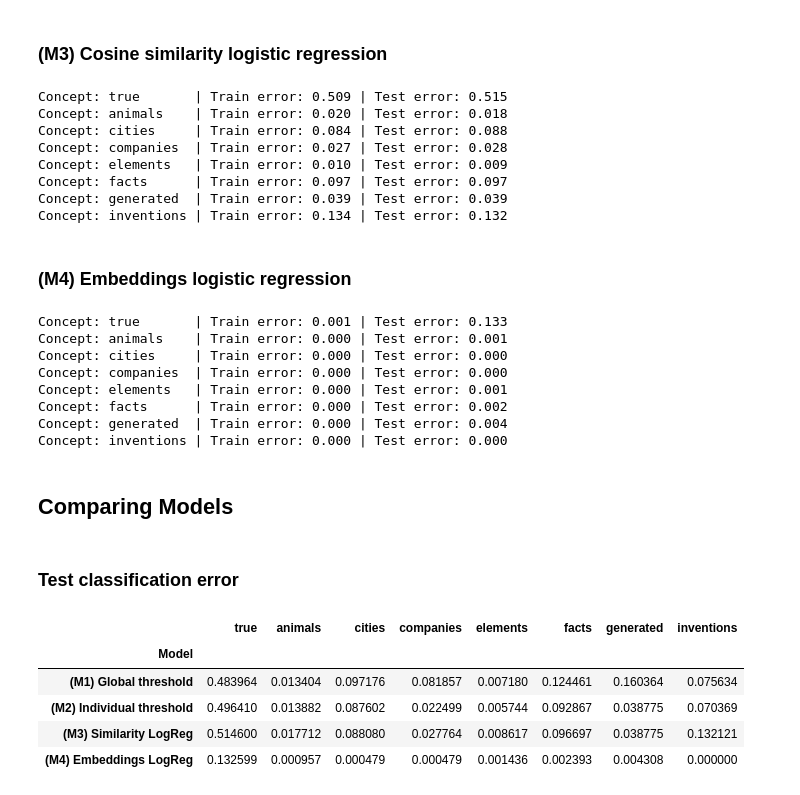
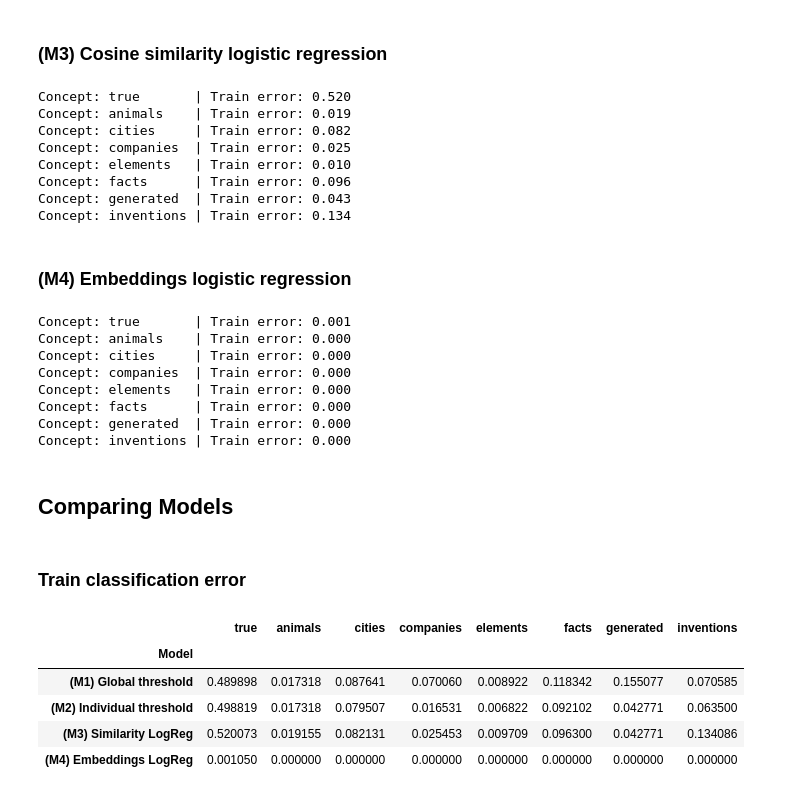
Before and after one commit to cassandra-goldberg/Calibrated_Concepts, a Jupyter notebook: Experiments/Process-TrueFalseDataset.ipynb, the cells around one changed output. Cells and saved outputs as stored; diff of their text form; code cells hidden in the pictures.

```diff
--- a/Experiments/Process-TrueFalseDataset.ipynb
+++ b/Experiments/Process-TrueFalseDataset.ipynb
@@ -266,6 +306,6 @@ Saving image... Done.
 # %%
 from models import get_global_threshold
 
-global_thresh, global_train_error, global_test_errors = get_global_threshold(metadata_df, cosine_similarity_df)
-global_test_errors['Model'] = '(M1) Global threshold'
+m1_models, m1_global_train_error, m1_train_errors = get_global_threshold(train_metadata_df, train_cosine_similarity_df)
+m1_train_errors['Model'] = '(M1) Global threshold'
 # %% [output]
@@ -283,6 +323,6 @@ Concept: inventions | Test error: 0.076
 # %%
 from models import get_individual_thresholds
 
-indiv_thresh, indiv_train_errors, indiv_test_errors = get_individual_thresholds(metadata_df, cosine_similarity_df)
-indiv_test_errors['Model'] = '(M2) Individual threshold'
+m2_models, m2_train_errors = get_individual_thresholds(train_metadata_df, train_cosine_similarity_df)
+m2_train_errors['Model'] = '(M2) Individual threshold'
 # %% [output]
@@ -299,48 +339,48 @@ Concept: inventions | Threshold: 0.819 | Train error: 0.067 | Test error: 0.070
 # %%
 from models import get_similarity_log_reg
 
-sim_logreg_train_errors, sim_logreg_test_errors = get_similarity_log_reg(metadata_df, cosine_similarity_df)
-sim_logreg_test_errors['Model'] = '(M3) Similarity LogReg'
+m3_models, m3_train_errors = get_similarity_log_reg(train_metadata_df, train_cosine_similarity_df)
+m3_train_errors['Model'] = '(M3) Similarity LogReg'
 # %% [output]
-Concept: true       | Train error: 0.509 | Test error: 0.515
-Concept: animals    | Train error: 0.020 | Test error: 0.018
-Concept: cities     | Train error: 0.084 | Test error: 0.088
-Concept: companies  | Train error: 0.027 | Test error: 0.028
-Concept: elements   | Train error: 0.010 | Test error: 0.009
-Concept: facts      | Train error: 0.097 | Test error: 0.097
-Concept: generated  | Train error: 0.039 | Test error: 0.039
-Concept: inventions | Train error: 0.134 | Test error: 0.132
+Concept: true       | Train error: 0.520
+Concept: animals    | Train error: 0.019
+Concept: cities     | Train error: 0.082
+Concept: companies  | Train error: 0.025
+Concept: elements   | Train error: 0.010
+Concept: facts      | Train error: 0.096
+Concept: generated  | Train error: 0.043
+Concept: inventions | Train error: 0.134
 # %% [markdown]
 ### (M4) Embeddings logistic regression
 # %%
 from models import get_embeddings_log_reg
 
-emb_logreg_train_errors, emb_logreg_test_errors = get_embeddings_log_reg(hidden_states, metadata_df, cosine_similarity_df)
-emb_logreg_test_errors['Model'] = '(M4) Embeddings LogReg'
+m4_models, m4_train_errors = get_embeddings_log_reg(train_hidden_states, train_metadata_df, train_cosine_similarity_df)
+m4_train_errors['Model'] = '(M4) Embeddings LogReg'
 # %% [output]
-Concept: true       | Train error: 0.001 | Test error: 0.133
-Concept: animals    | Train error: 0.000 | Test error: 0.001
-Concept: cities     | Train error: 0.000 | Test error: 0.000
-Concept: companies  | Train error: 0.000 | Test error: 0.000
-Concept: elements   | Train error: 0.000 | Test error: 0.001
-Concept: facts      | Train error: 0.000 | Test error: 0.002
-Concept: generated  | Train error: 0.000 | Test error: 0.004
-Concept: inventions | Train error: 0.000 | Test error: 0.000
+Concept: true       | Train error: 0.001
+Concept: animals    | Train error: 0.000
+Concept: cities     | Train error: 0.000
+Concept: companies  | Train error: 0.000
+Concept: elements   | Train error: 0.000
+Concept: facts      | Train error: 0.000
+Concept: generated  | Train error: 0.000
+Concept: inventions | Train error: 0.000
 # %% [markdown]
 ## Comparing Models
 # %% [markdown]
-### Test classification error
+### Train classification error
 # %%
-error_comparison_df = pd.DataFrame.from_dict([global_test_errors,
-                                              indiv_test_errors,
-                                              sim_logreg_test_errors,
-                                              emb_logreg_test_errors])
+error_comparison_df = pd.DataFrame.from_dict([m1_train_errors,
+                                              m2_train_errors,
+                                              m3_train_errors,
+                                              m4_train_errors])
 error_comparison_df = error_comparison_df.set_index('Model')
 error_comparison_df
 # %% [output]
 |  | true | animals | cities | companies | elements | facts | generated | inventions |
 | Model |  |  |  |  |  |  |  |  |
-| (M1) Global threshold | 0.483964 | 0.013404 | 0.097176 | 0.081857 | 0.007180 | 0.124461 | 0.160364 | 0.075634 |
-| (M2) Individual threshold | 0.496410 | 0.013882 | 0.087602 | 0.022499 | 0.005744 | 0.092867 | 0.038775 | 0.070369 |
-| (M3) Similarity LogReg | 0.514600 | 0.017712 | 0.088080 | 0.027764 | 0.008617 | 0.096697 | 0.038775 | 0.132121 |
-| (M4) Embeddings LogReg | 0.132599 | 0.000957 | 0.000479 | 0.000479 | 0.001436 | 0.002393 | 0.004308 | 0.000000 |
+| (M1) Global threshold | 0.489898 | 0.017318 | 0.087641 | 0.070060 | 0.008922 | 0.118342 | 0.155077 | 0.070585 |
+| (M2) Individual threshold | 0.498819 | 0.017318 | 0.079507 | 0.016531 | 0.006822 | 0.092102 | 0.042771 | 0.063500 |
+| (M3) Similarity LogReg | 0.520073 | 0.019155 | 0.082131 | 0.025453 | 0.009709 | 0.096300 | 0.042771 | 0.134086 |
+| (M4) Embeddings LogReg | 0.001050 | 0.000000 | 0.000000 | 0.000000 | 0.000000 | 0.000000 | 0.000000 | 0.000000 |
```
Also changed, not shown: parts of 14 cells of this notebook, 6 other files.
